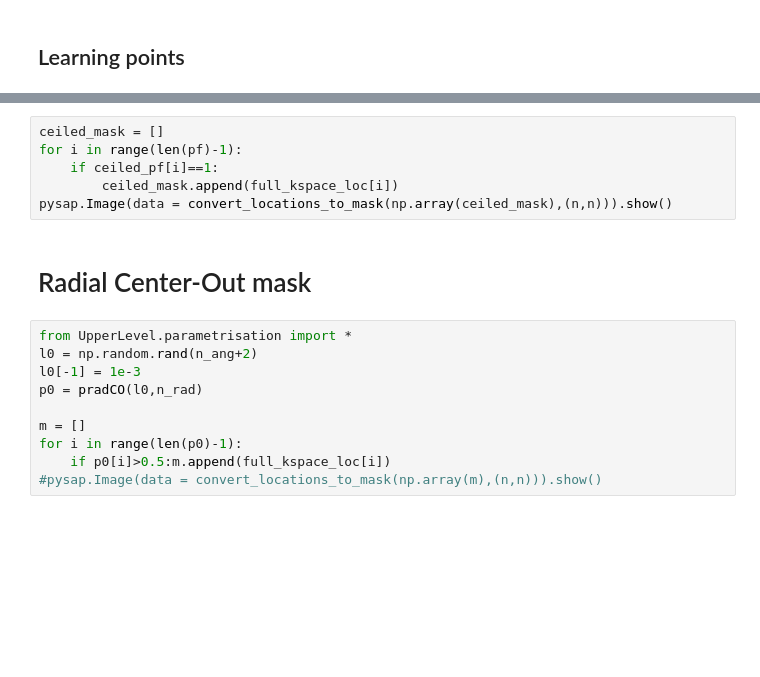
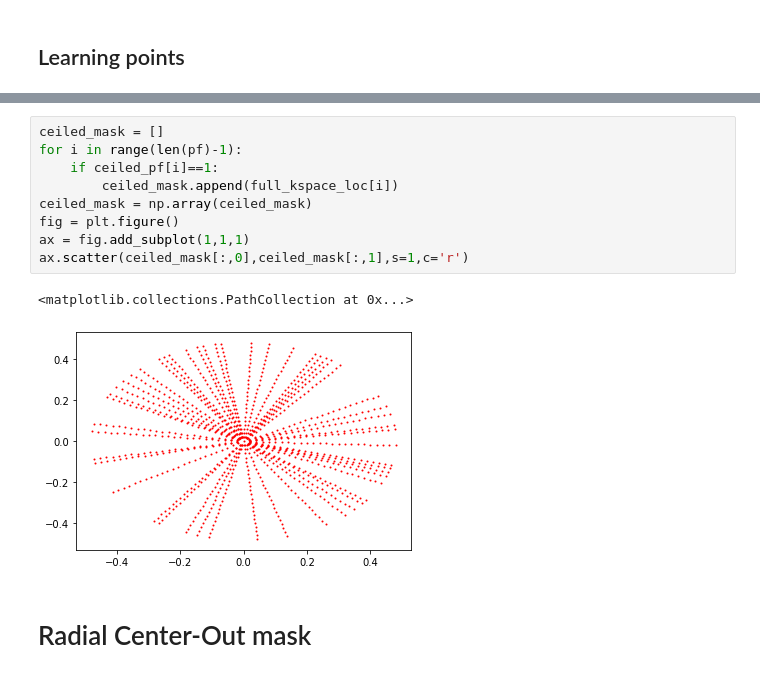
Before and after one commit to Biagig/Learning-Sampling-Pattern, a Jupyter notebook: Full algorithm - radial.ipynb, the cells around one changed output, grey strips where cells are left out. Cells and saved outputs as stored; diff of their text form; blank space fills up the shorter version.

```diff
--- a/Full algorithm - radial.ipynb
+++ b/Full algorithm - radial.ipynb
@@ -183,18 +181,14 @@ Mean ssim ceiled mask:0.9473962781722147
 # %%
 ceiled_mask = []
 for i in range(len(pf)-1):
     if ceiled_pf[i]==1:
         ceiled_mask.append(full_kspace_loc[i])
-pysap.Image(data = convert_locations_to_mask(np.array(ceiled_mask),(n,n))).show()
+ceiled_mask = np.array(ceiled_mask)
+fig = plt.figure()
+ax = fig.add_subplot(1,1,1)
+ax.scatter(ceiled_mask[:,0],ceiled_mask[:,1],s=1,c='r')
+# %% [output]
+<matplotlib.collections.PathCollection at 0x...>
+[figure, added]
 # %% [markdown]
 # Radial Center-Out mask
-# %%
-from UpperLevel.parametrisation import *
-l0 = np.random.rand(n_ang+2)
-l0[-1] = 1e-3
-p0 = pradCO(l0,n_rad)
-
-m = []
-for i in range(len(p0)-1):
-    if p0[i]>0.5:m.append(full_kspace_loc[i])
-#pysap.Image(data = convert_locations_to_mask(np.array(m),(n,n))).show()
```
Also changed, not shown: parts of 19 cells of this notebook.
